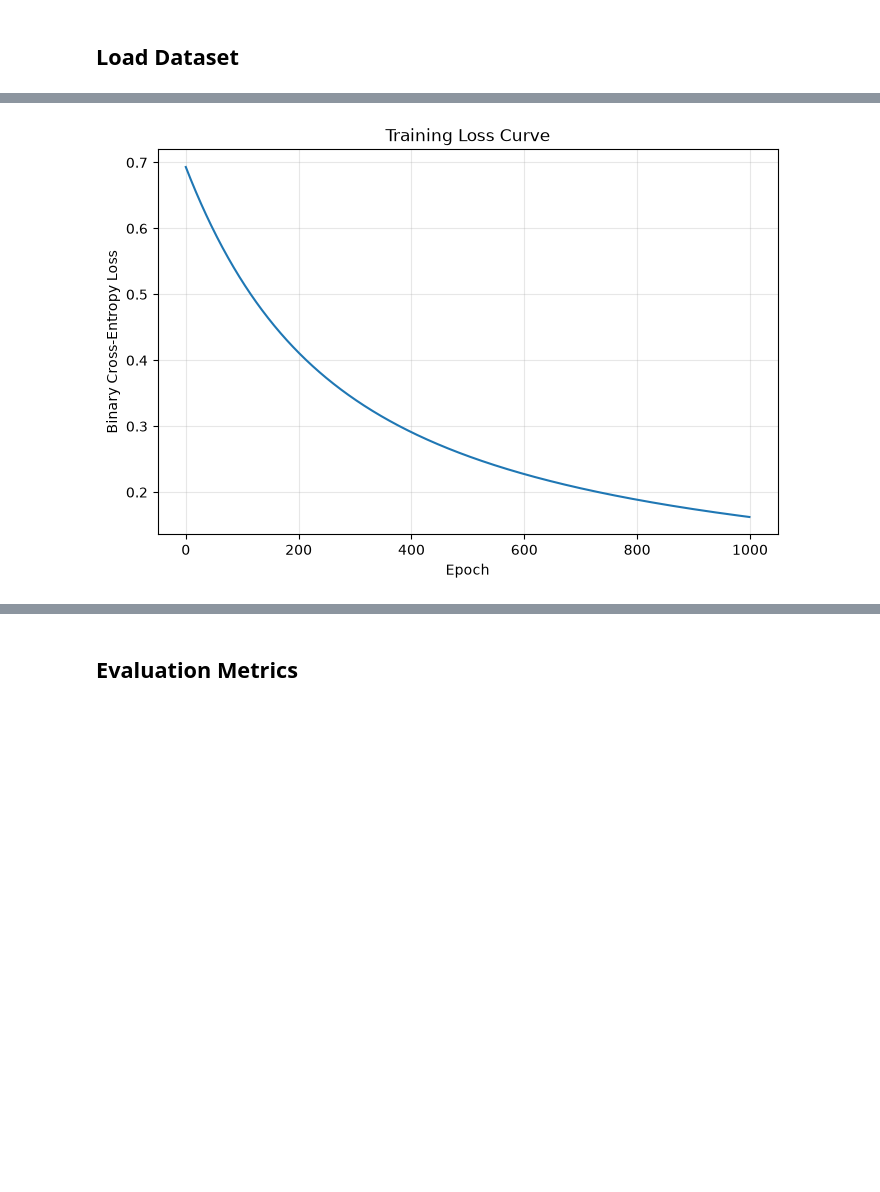
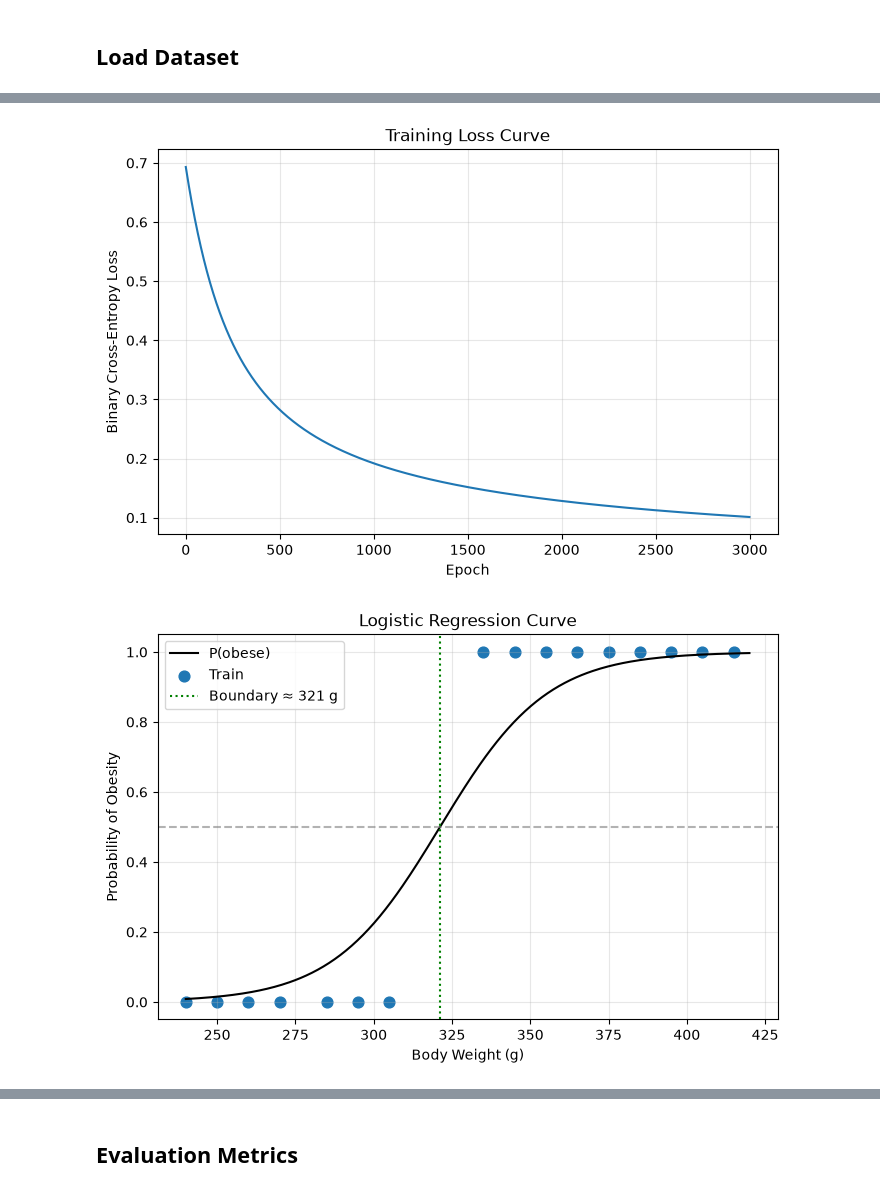
Before and after one commit to Rajavn6789/ml_learning, a Jupyter notebook: notebooks/1.obese_rat_logistic_regression.ipynb, the cells around one changed output, grey strips where cells are left out. Drawn from its saved outputs; the diff is of its cells as text; code cells hidden in the pictures; blank space fills up the shorter version.

```diff
--- a/notebooks/1.obese_rat_logistic_regression.ipynb
+++ b/notebooks/1.obese_rat_logistic_regression.ipynb
@@ -101,7 +141,7 @@ class LogisticRegressionScratch:
         return (probs >= 0.5).astype(int)
 
 
-model =  LogisticRegressionScratch(learning_rate = 0.01, epochs = 1000)
+model =  LogisticRegressionScratch(learning_rate = 0.01, epochs = 3000)
 model.fit(X_train, y_train)
 # %% [output]
 Epoch 0: Loss = 0.6931
@@ -117,10 +164,37 @@ Epoch 900: Loss = 0.1742
 # %%
 plt.figure(figsize=(8, 5))
 plt.plot(model.loss_history)
 plt.title("Training Loss Curve")
 plt.xlabel("Epoch")
 plt.ylabel("Binary Cross-Entropy Loss")
 plt.grid(True, alpha=0.3)
 plt.show()
+
+
+# Logistic Regression Curve: P(obese) vs body weight.
+# Smooth grid of weights (in original grams), standardized the same way as training.
+grid = np.linspace(240, 420, 300).reshape(-1, 1)
+grid_scaled = (grid - X_mean) / X_std
+grid_probs = model.predict_proba(grid_scaled)
+
+# Recover original gram values of the train points (they were standardized).
+X_train_orig = X_train * X_std + X_mean
+
+plt.figure(figsize=(8, 5))
+plt.plot(grid, grid_probs, color="black", label="P(obese)")
+plt.scatter(X_train_orig, y_train, color="tab:blue", s=60, label="Train")
+plt.axhline(0.5, color="gray", linestyle="--", alpha=0.6)
+
+# Decision boundary: weight where P(obese) = 0.5
+boundary = X_mean[0] - (model.bias / model.weights[0]) * X_std[0]
+plt.axvline(boundary, color="green", linestyle=":", label=f"Boundary ≈ {boundary:.0f} g")
+
+plt.title("Logistic Regression Curve")
+plt.xlabel("Body Weight (g)")
+plt.ylabel("Probability of Obesity")
+plt.legend()
+plt.grid(True, alpha=0.3)
+plt.show()
 # %% [output]
-[figure, old version]
+[figure, new version]
+[figure, added]
```
Also changed, not shown: parts of 6 cells of this notebook.
